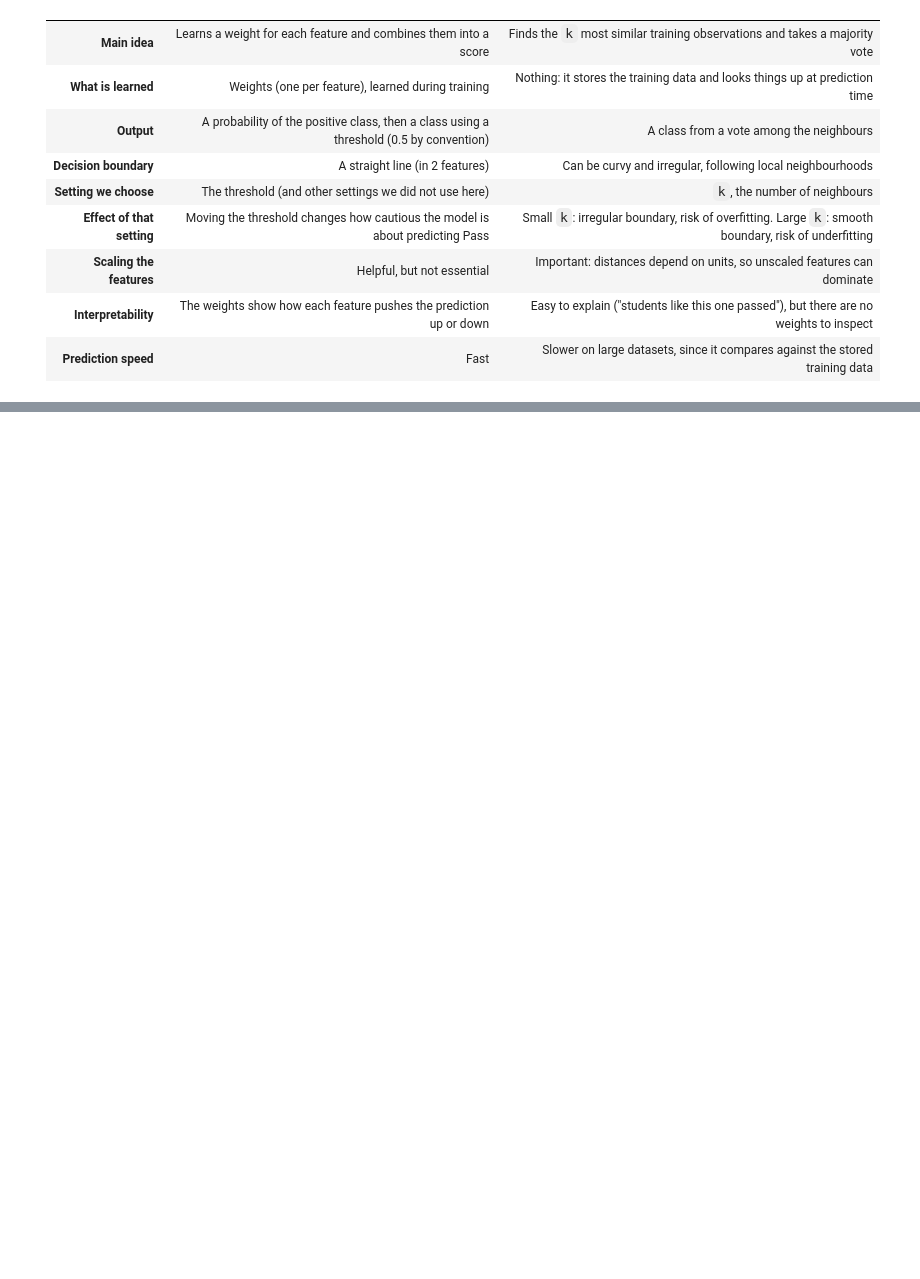
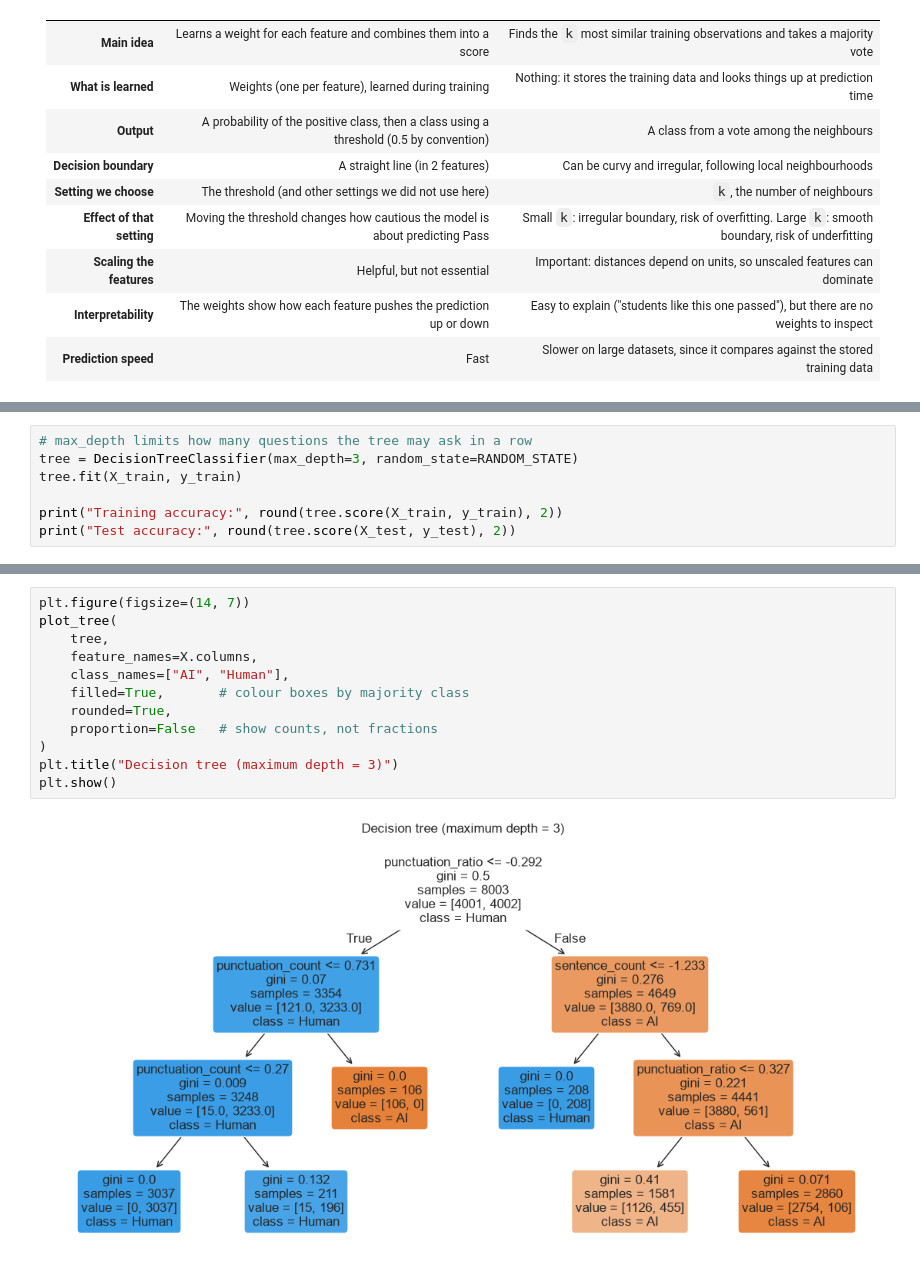
Before and after one commit to Harriette-dev/Group1Project, a Jupyter notebook: notebooks/numerical_model.ipynb, the cells around one changed output, grey strips where cells are left out. Drawn from its saved outputs; the diff is of its cells as text; blank space fills up the shorter version.

```diff
--- a/notebooks/numerical_model.ipynb
+++ b/notebooks/numerical_model.ipynb
@@ -449,0 +470,7 @@ pd.DataFrame(k_results)
+# %%
+# max_depth limits how many questions the tree may ask in a row
+tree = DecisionTreeClassifier(max_depth=3, random_state=RANDOM_STATE)
+tree.fit(X_train, y_train)
+
+print("Training accuracy:", round(tree.score(X_train, y_train), 2))
+print("Test accuracy:", round(tree.score(X_test, y_test), 2))
@@ -449,0 +497,14 @@ pd.DataFrame(k_results)
+# %%
+plt.figure(figsize=(14, 7))
+plot_tree(
+    tree,
+    feature_names=X.columns,
+    class_names=["AI", "Human"],
+    filled=True,       # colour boxes by majority class
+    rounded=True,
+    proportion=False   # show counts, not fractions
+)
+plt.title("Decision tree (maximum depth = 3)")
+plt.show()
+# %% [output]
+[figure, added]
```
Also changed, not shown: parts of 25 cells of this notebook.
